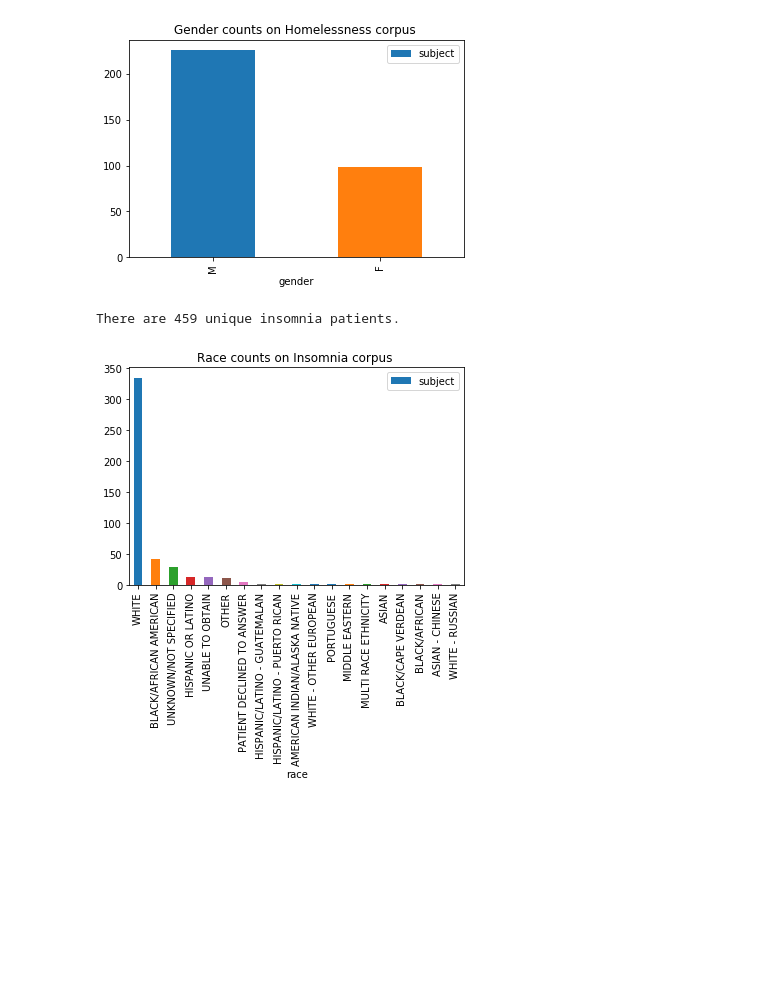
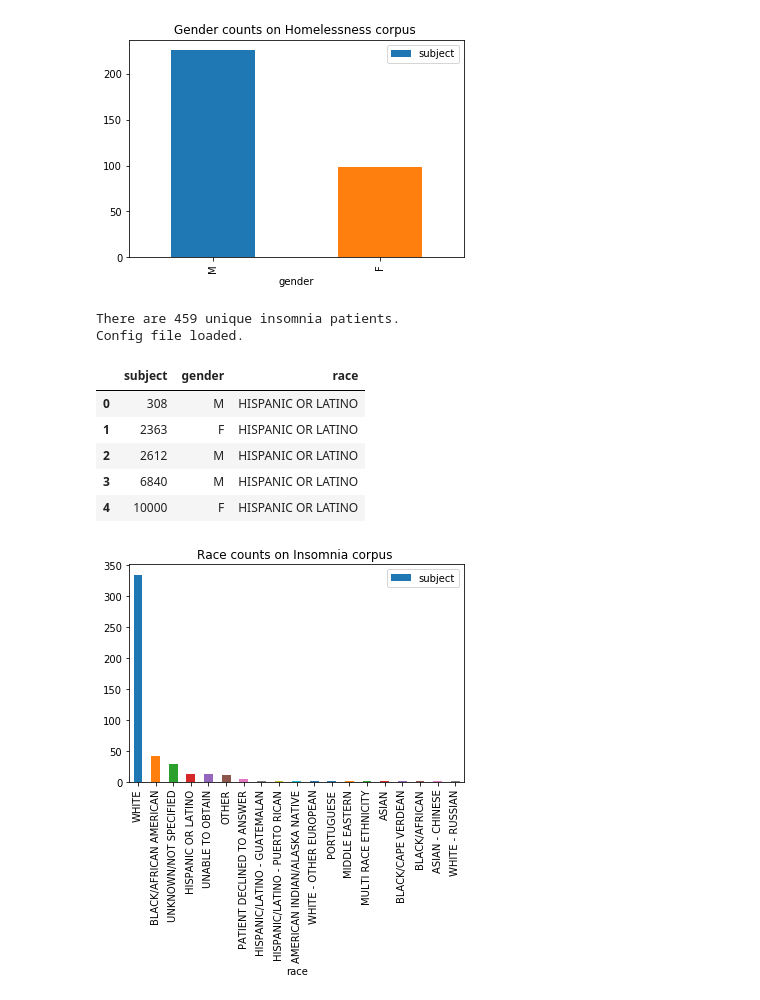
Before and after one commit to ClarityNLP/ClarityNLP, a Jupyter notebook: nlp/notebooks/cooking/Cooking_with_ClarityNLP_092618.ipynb, the cells around one changed output. Cells and saved outputs as stored; diff of their text form; code cells hidden in the pictures; blank space fills up the shorter version.

```diff
--- a/nlp/notebooks/cooking/Cooking_with_ClarityNLP_092618.ipynb
+++ b/nlp/notebooks/cooking/Cooking_with_ClarityNLP_092618.ipynb
@@ -881,10 +889,17 @@ plot_demographics(homeless_patients_demographics, 'Homelessness')
 # %%
 insomnia_patients = set([doc.metadata['subject'] for doc in insomnia_corpus])
 print("There are {} unique insomnia patients.".format(len(insomnia_patients)))
-# insomnia_demographics = pd.DataFrame(claritynlp.query_patients(list(insomnia_patients)))
-# insomnia_demographics.head()
+insomnia_demographics = pd.DataFrame(claritynlp.query_patients(list(insomnia_patients)))
+insomnia_demographics.head()
 # %% [output]
 There are 459 unique insomnia patients.
+Config file loaded.
+|  | subject | gender | race |
+| 0 | 308 | M | HISPANIC OR LATINO |
+| 1 | 2363 | F | HISPANIC OR LATINO |
+| 2 | 2612 | M | HISPANIC OR LATINO |
+| 3 | 6840 | M | HISPANIC OR LATINO |
+| 4 | 10000 | F | HISPANIC OR LATINO |
 # %%
 plot_demographics(insomnia_demographics, 'Insomnia')
 # %% [output]
```
Also changed, not shown: parts of 19 cells of this notebook.
